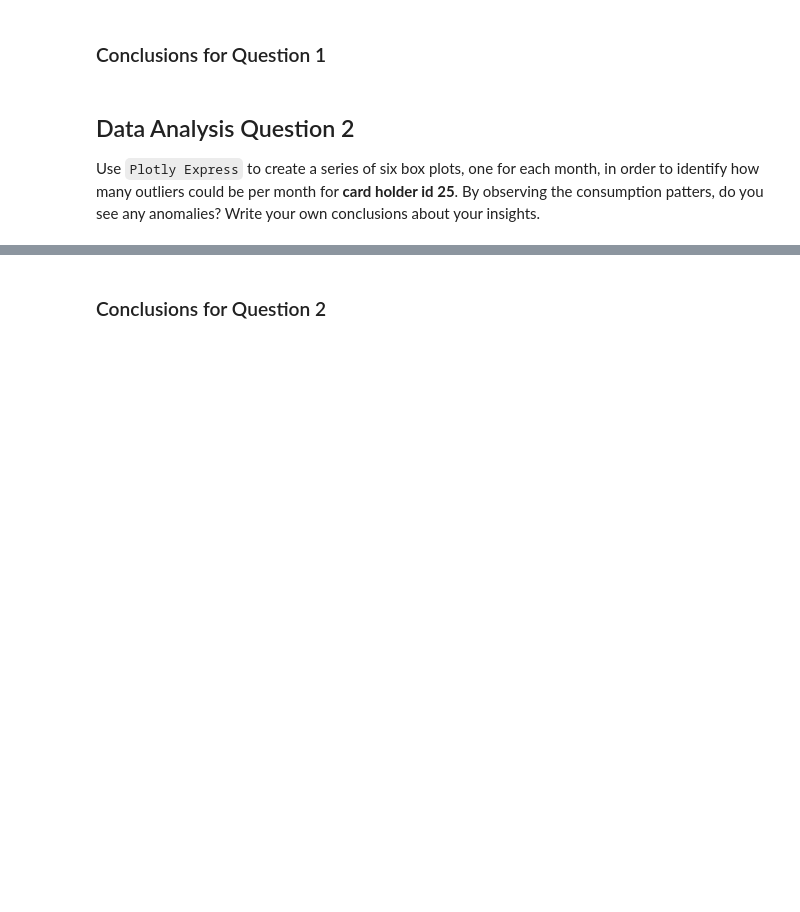
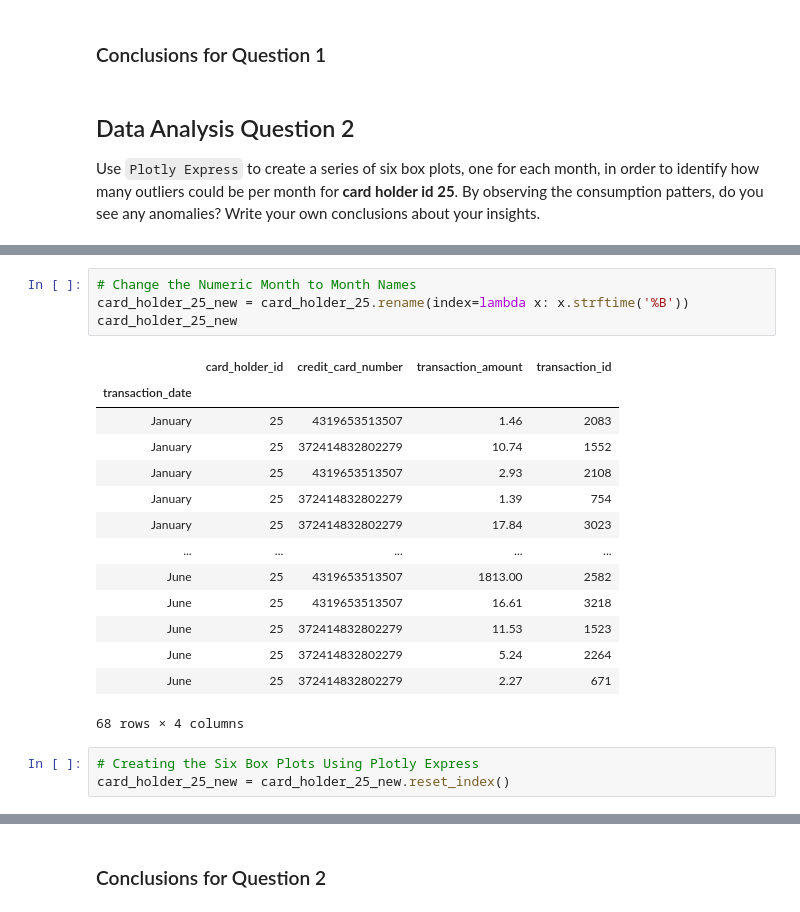
Before and after one commit to sselvakularanjan/SQL-Homework, a Jupyter notebook: Visual Data Analysis.ipynb, the cells around one changed output, grey strips where cells are left out. Saved outputs shown, nothing was run; the diff lists cells and outputs as text; blank space fills up the shorter version.

```diff
--- a/Visual Data Analysis.ipynb
+++ b/Visual Data Analysis.ipynb
@@ -41,0 +144,22 @@ ModuleNotFoundError: No module named 'psycopg2'
+# %%
+# Change the Numeric Month to Month Names
+card_holder_25_new = card_holder_25.rename(index=lambda x: x.strftime('%B'))
+card_holder_25_new
+# %% [output]
+|  | card_holder_id | credit_card_number | transaction_amount | transaction_id |
+| transaction_date |  |  |  |  |
+| January | 25 | 4319653513507 | 1.46 | 2083 |
+| January | 25 | 372414832802279 | 10.74 | 1552 |
+| January | 25 | 4319653513507 | 2.93 | 2108 |
+| January | 25 | 372414832802279 | 1.39 | 754 |
+| January | 25 | 372414832802279 | 17.84 | 3023 |
+| ... | ... | ... | ... | ... |
+| June | 25 | 4319653513507 | 1813.00 | 2582 |
+| June | 25 | 4319653513507 | 16.61 | 3218 |
+| June | 25 | 372414832802279 | 11.53 | 1523 |
+| June | 25 | 372414832802279 | 5.24 | 2264 |
+| June | 25 | 372414832802279 | 2.27 | 671 |
+68 rows × 4 columns
+# %%
+# Creating the Six Box Plots Using Plotly Express
+card_holder_25_new = card_holder_25_new.reset_index()
```
Also changed, not shown: parts of 18 cells of this notebook.
